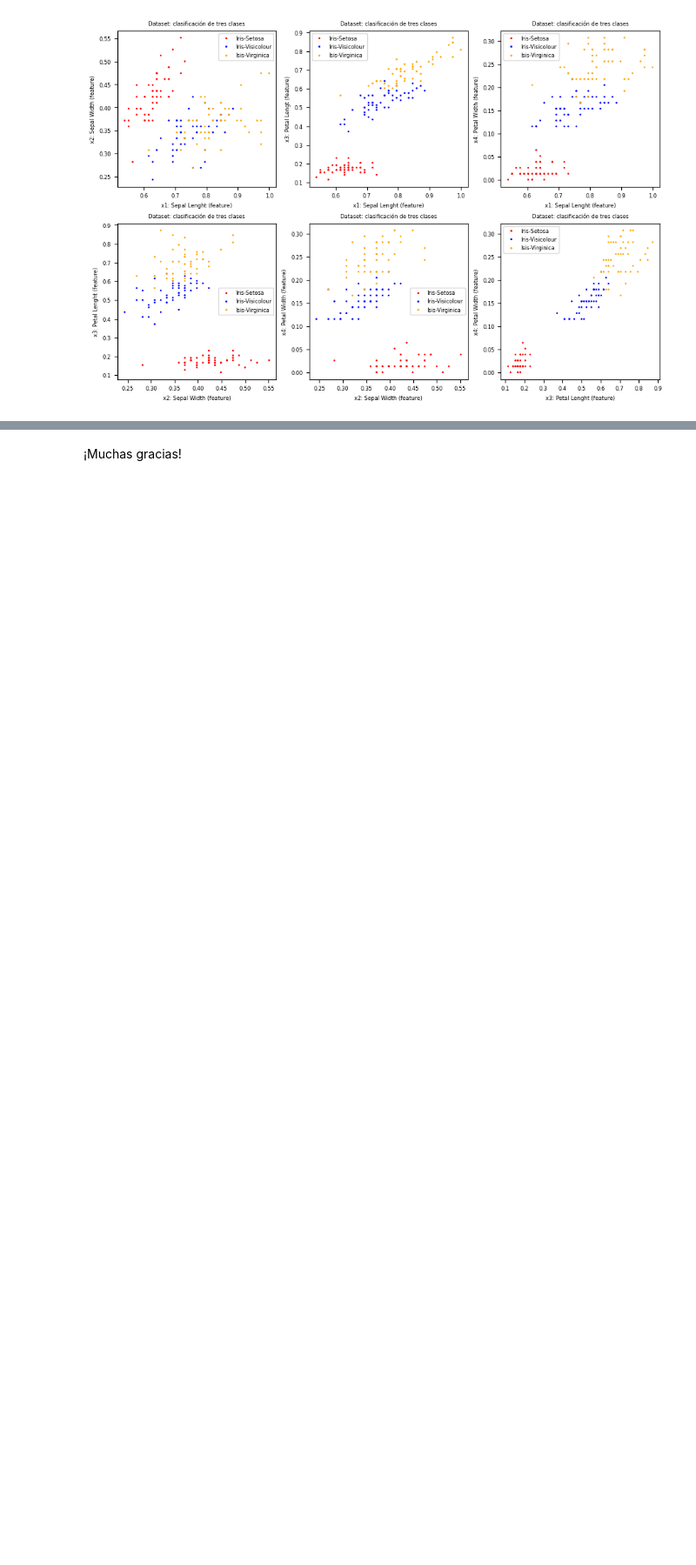
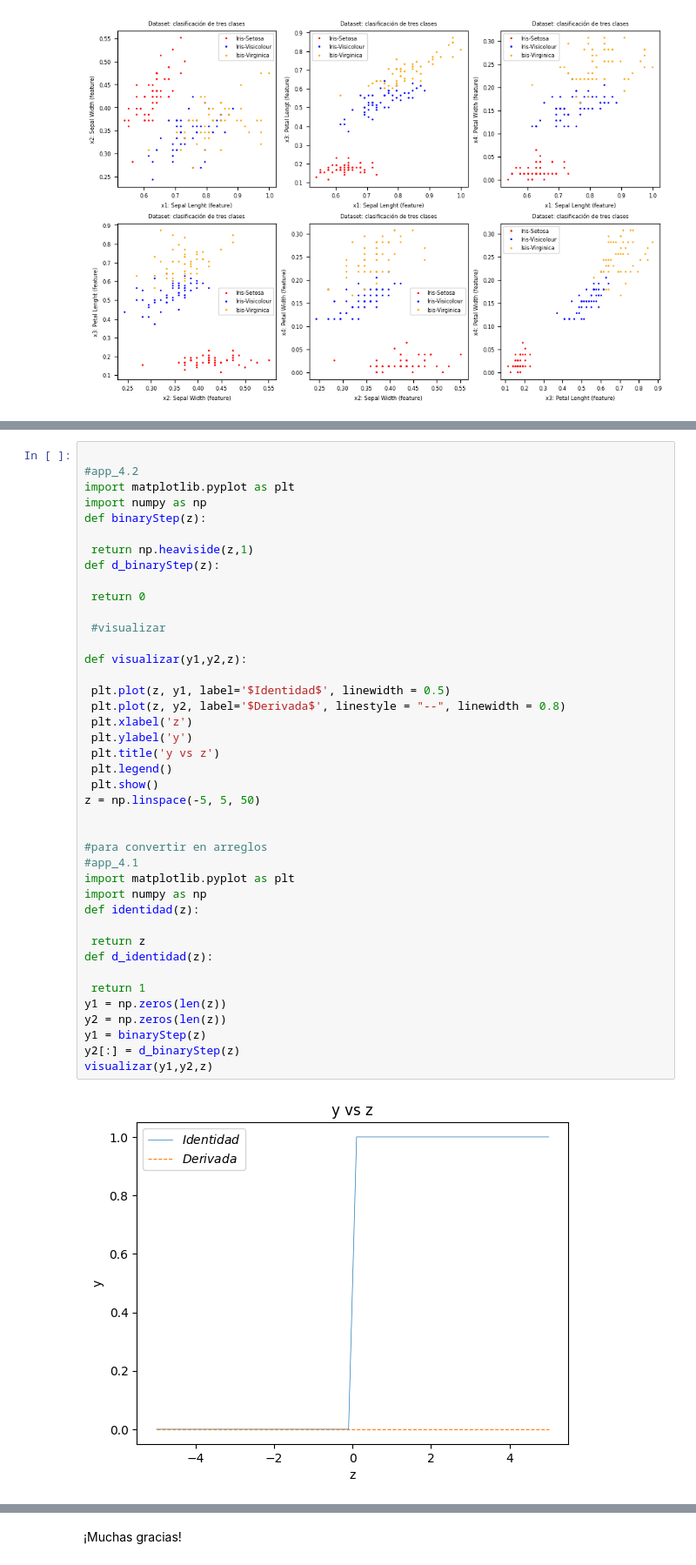
Before and after one commit to Quantum-Colombia/Course_AI, a Jupyter notebook: CourseAI_week2.ipynb, the cells around one changed output, grey strips where cells are left out. Shown at 87% size. Saved outputs shown, nothing was run; the diff lists cells and outputs as text; blank space fills up the shorter version.

```diff
--- a/CourseAI_week2.ipynb
+++ b/CourseAI_week2.ipynb
@@ -715,0 +787,43 @@ visualizar(X,Y)
+# %%
+
+#app_4.2
+import matplotlib.pyplot as plt
+import numpy as np
+def binaryStep(z):
+
+ return np.heaviside(z,1)
+def d_binaryStep(z):
+
+ return 0
+
+ #visualizar
+
+def visualizar(y1,y2,z):
+
+ plt.plot(z, y1, label='$Identidad$', linewidth = 0.5)
+ plt.plot(z, y2, label='$Derivada$', linestyle = "--", linewidth = 0.8)
+ plt.xlabel('z')
+ plt.ylabel('y')
+ plt.title('y vs z')
+ plt.legend()
+ plt.show()
+z = np.linspace(-5, 5, 50)
+
+
+#para convertir en arreglos
+#app_4.1
+import matplotlib.pyplot as plt
+import numpy as np
+def identidad(z):
+
+ return z
+def d_identidad(z):
+
+ return 1
+y1 = np.zeros(len(z))
+y2 = np.zeros(len(z))
+y1 = binaryStep(z)
+y2[:] = d_binaryStep(z)
+visualizar(y1,y2,z)
+# %% [output]
+[figure, added]
```
Also changed, not shown: parts of 25 cells of this notebook.
